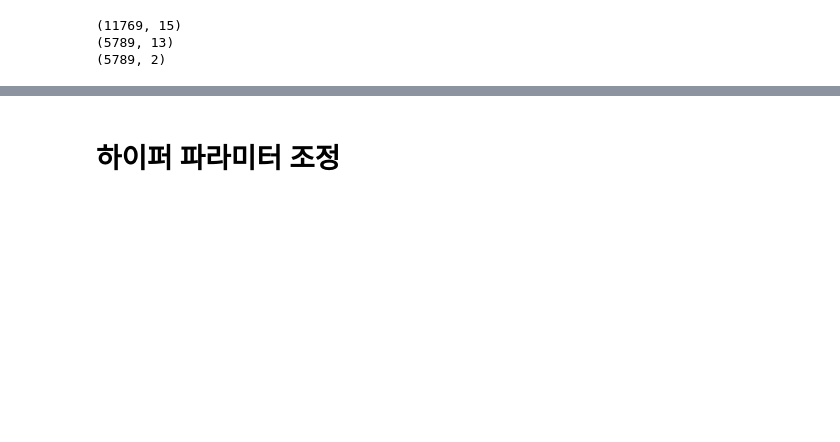
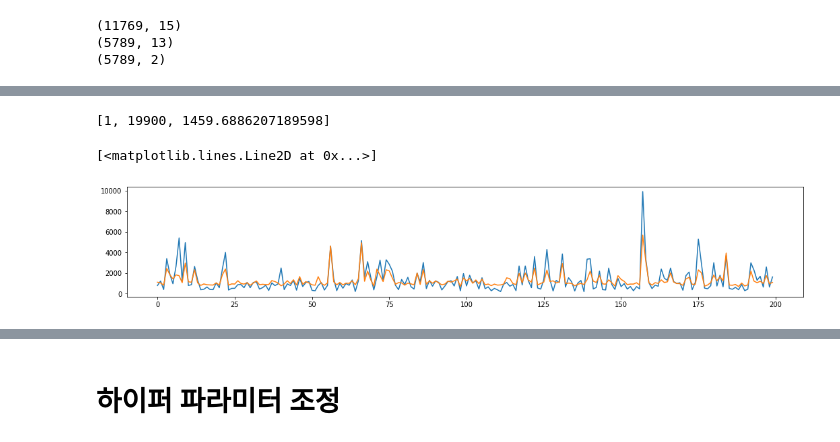
Before and after one commit to yebiny/predictCarCost, a Jupyter notebook: AutoML.ipynb, the cells around one changed output, grey strips where cells are left out. Cells and saved outputs as stored; diff of their text form; code cells hidden in the pictures; blank space fills up the shorter version.

```diff
--- a/AutoML.ipynb
+++ b/AutoML.ipynb
@@ -5,12 +9,12 @@ import pandas as pd
 # %%
 path = './0-Data/'
 # %%
-train = pd.read_csv(path + 'train.csv')
-test = pd.read_csv(path + 'test.csv')
+train_csv = pd.read_csv(path + 'train.csv')
+test_csv = pd.read_csv(path + 'test.csv')
 submission = pd.read_csv(path + 'submission.csv')
 
-print(train.shape)
-print(test.shape)
+print(train_csv.shape)
+print(test_csv.shape)
 print(submission.shape)
 # %% [output]
 (11769, 15)
@@ -132,0 +199,12 @@ df.head()
+# %%
+print(minmax['label'])
+def get_cost(x, minmax):
+    y = x*(minmax['label'][1]-minmax['label'][0])+minmax['label'][0]
+    return y
+plt.figure(figsize=(18,3))
+plt.plot(get_cost(valid_y[:200], minmax))
+plt.plot(get_cost(prediction_val[:200], minmax))
+# %% [output]
+[1, 19900, 1459.6886207189598]
+[<matplotlib.lines.Line2D at 0x...>]
+[figure, added]
```
Also changed, not shown: parts of 48 cells of this notebook, 1 other file.
